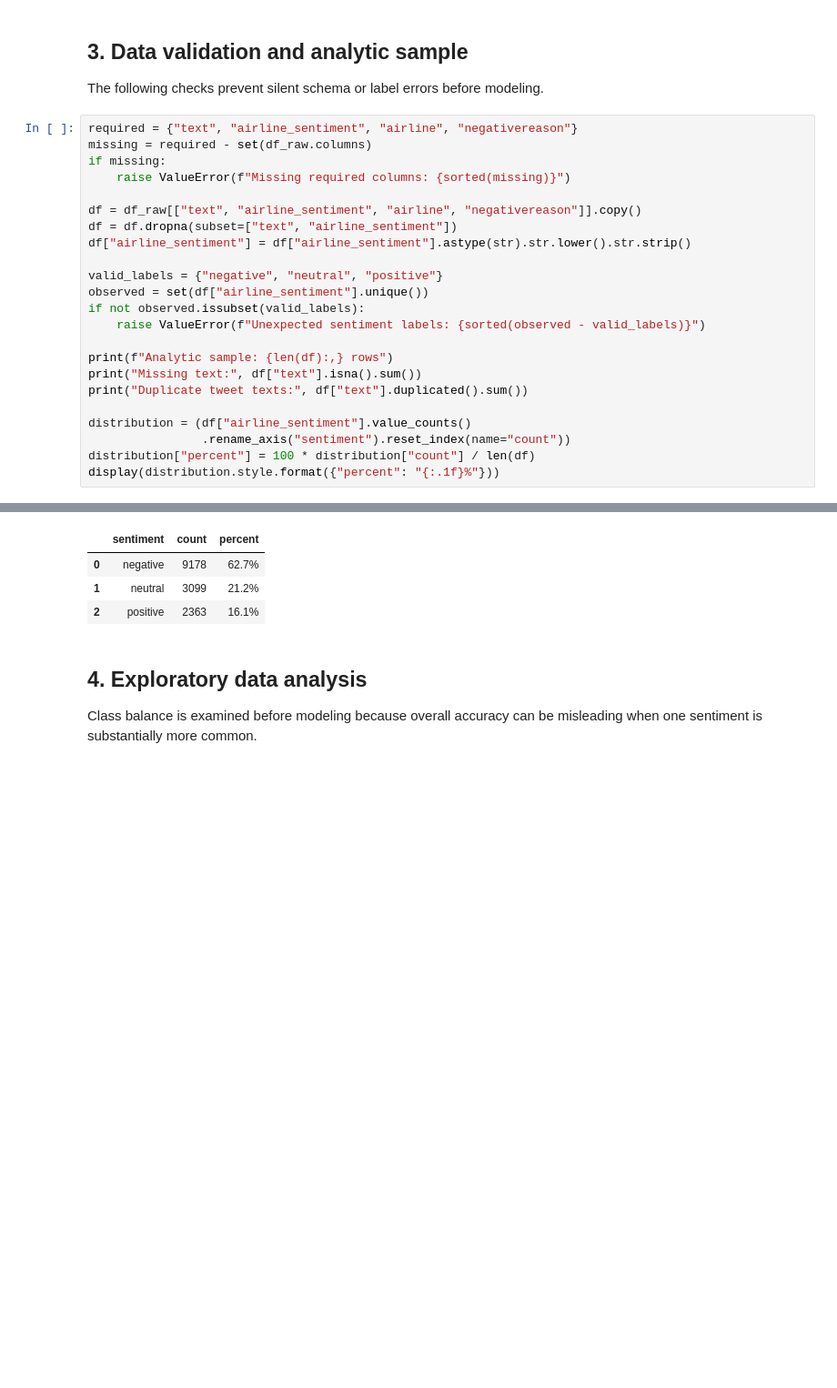
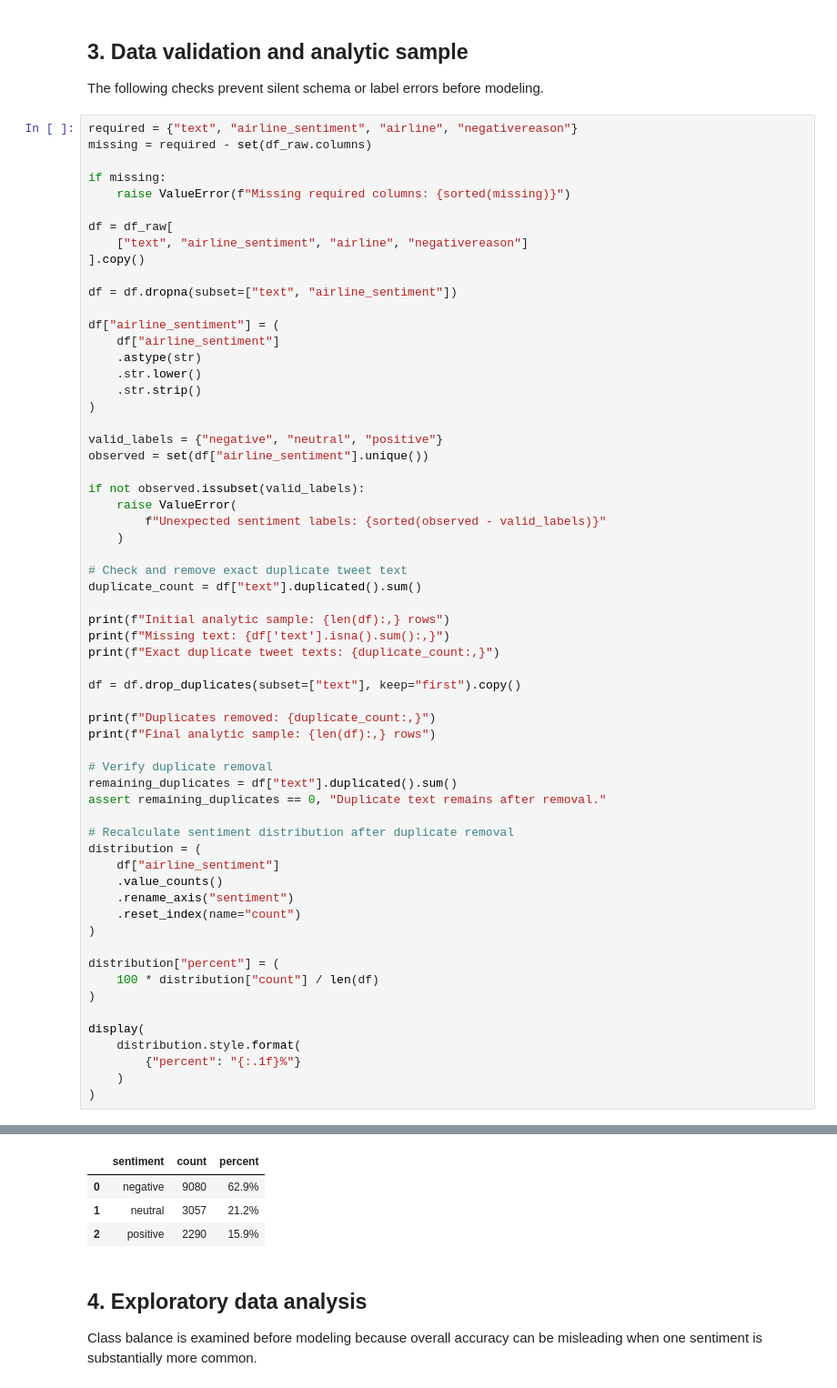
Before and after one commit to bahmedx/730, a Jupyter notebook: Sentiment_Analysis_Customer_Feedback.ipynb, the cells around one changed output, grey strips where cells are left out. Shown at 91% size. Cells and saved outputs as stored; diff of their text form; blank space fills up the shorter version.

```diff
--- a/Sentiment_Analysis_Customer_Feedback.ipynb
+++ b/Sentiment_Analysis_Customer_Feedback.ipynb
@@ -135,24 +135,62 @@ The following checks prevent silent schema or label errors before modeling.
 # %%
 required = {"text", "airline_sentiment", "airline", "negativereason"}
 missing = required - set(df_raw.columns)
+
 if missing:
     raise ValueError(f"Missing required columns: {sorted(missing)}")
 
-df = df_raw[["text", "airline_sentiment", "airline", "negativereason"]].copy()
+df = df_raw[
+    ["text", "airline_sentiment", "airline", "negativereason"]
+].copy()
+
 df = df.dropna(subset=["text", "airline_sentiment"])
-df["airline_sentiment"] = df["airline_sentiment"].astype(str).str.lower().str.strip()
+
+df["airline_sentiment"] = (
+    df["airline_sentiment"]
+    .astype(str)
+    .str.lower()
+    .str.strip()
+)
 
 valid_labels = {"negative", "neutral", "positive"}
 observed = set(df["airline_sentiment"].unique())
+
 if not observed.issubset(valid_labels):
-    raise ValueError(f"Unexpected sentiment labels: {sorted(observed - valid_labels)}")
+    raise ValueError(
+        f"Unexpected sentiment labels: {sorted(observed - valid_labels)}"
+    )
 
-print(f"Analytic sample: {len(df):,} rows")
-print("Missing text:", df["text"].isna().sum())
-print("Duplicate tweet texts:", df["text"].duplicated().sum())
+# Check and remove exact duplicate tweet text
+duplicate_count = df["text"].duplicated().sum()
 
-distribution = (df["airline_sentiment"].value_counts()
-                .rename_axis("sentiment").reset_index(name="count"))
-distribution["percent"] = 100 * distribution["count"] / len(df)
-display(distribution.style.format({"percent": "{:.1f}%"}))
+print(f"Initial analytic sample: {len(df):,} rows")
+print(f"Missing text: {df['text'].isna().sum():,}")
+print(f"Exact duplicate tweet texts: {duplicate_count:,}")
+
+df = df.drop_duplicates(subset=["text"], keep="first").copy()
+
+print(f"Duplicates removed: {duplicate_count:,}")
+print(f"Final analytic sample: {len(df):,} rows")
+
+# Verify duplicate removal
+remaining_duplicates = df["text"].duplicated().sum()
+assert remaining_duplicates == 0, "Duplicate text remains after removal."
+
+# Recalculate sentiment distribution after duplicate removal
+distribution = (
+    df["airline_sentiment"]
+    .value_counts()
+    .rename_axis("sentiment")
+    .reset_index(name="count")
+)
+
+distribution["percent"] = (
+    100 * distribution["count"] / len(df)
+)
+
+display(
+    distribution.style.format(
+        {"percent": "{:.1f}%"}
+    )
+)
 # %% [output]
@@ -162,7 +202,7 @@ Duplicate tweet texts: 213
 |  | sentiment | count | percent |
-| 0 | negative | 9178 | 62.7% |
-| 1 | neutral | 3099 | 21.2% |
-| 2 | positive | 2363 | 16.1% |
+| 0 | negative | 9080 | 62.9% |
+| 1 | neutral | 3057 | 21.2% |
+| 2 | positive | 2290 | 15.9% |
 # %% [markdown]
 ## 4. Exploratory data analysis
 Class balance is examined before modeling because overall accuracy can be misleading when one sentiment is substantially more common.
```
Also changed, not shown: parts of 10 cells of this notebook.
